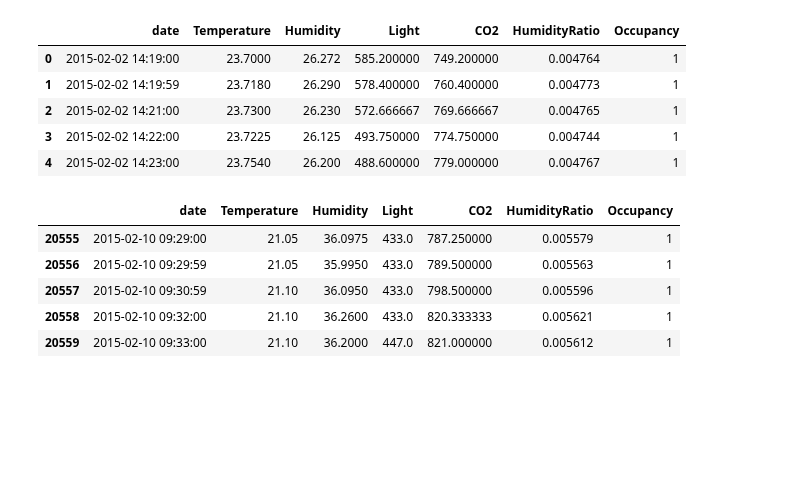
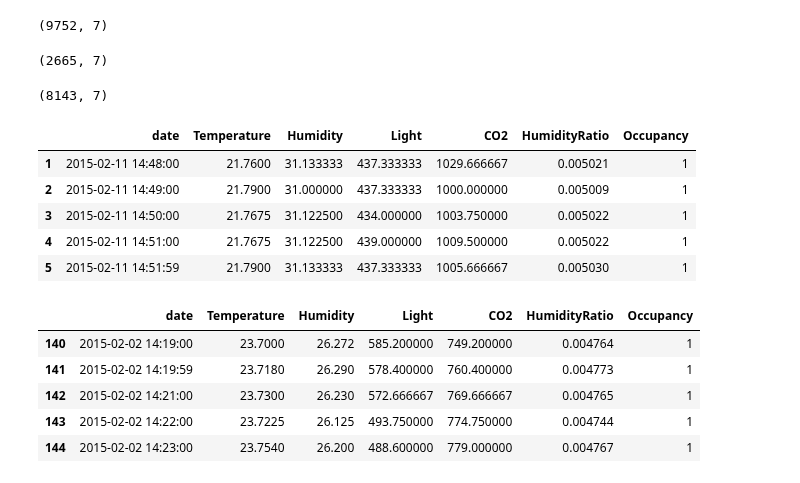
Before and after one commit to Mortti11/Deep_Learning, a Jupyter notebook: CNN_Times_series/Prepro.ipynb, the cells around one changed output. Saved outputs shown, nothing was run; the diff lists cells and outputs as text; code cells hidden in the pictures; blank space fills up the shorter version.

```diff
--- a/CNN_Times_series/Prepro.ipynb
+++ b/CNN_Times_series/Prepro.ipynb
@@ -6,20 +8,36 @@ import matplotlib.pyplot as plt
+# %%
+# Load the test dataset
+df_train = pd.read_csv('datatest2.txt')
+df_train.shape
+# %% [output]
+(9752, 7)
 # %%
-# Load the dataset
-df  = pd.read_csv('room_occupay.csv')
-df.head()
+# Load the  validation dataset
+df_val = pd.read_csv('datatest.txt')
+df_val.shape
 # %% [output]
-|  | date | Temperature | Humidity | Light | CO2 | HumidityRatio | Occupancy |
-| 0 | 2015-02-02 14:19:00 | 23.7000 | 26.272 | 585.200000 | 749.200000 | 0.004764 | 1 |
-| 1 | 2015-02-02 14:19:59 | 23.7180 | 26.290 | 578.400000 | 760.400000 | 0.004773 | 1 |
-| 2 | 2015-02-02 14:21:00 | 23.7300 | 26.230 | 572.666667 | 769.666667 | 0.004765 | 1 |
-| 3 | 2015-02-02 14:22:00 | 23.7225 | 26.125 | 493.750000 | 774.750000 | 0.004744 | 1 |
-| 4 | 2015-02-02 14:23:00 | 23.7540 | 26.200 | 488.600000 | 779.000000 | 0.004767 | 1 |
+(2665, 7)
+# %%
+# loading the training data
+df_test = pd.read_csv('datatraining.txt')
+df_test.shape
+# %% [output]
+(8143, 7)
 # %%
-df.tail()
+df_train.head()
 # %% [output]
 |  | date | Temperature | Humidity | Light | CO2 | HumidityRatio | Occupancy |
-| 20555 | 2015-02-10 09:29:00 | 21.05 | 36.0975 | 433.0 | 787.250000 | 0.005579 | 1 |
-| 20556 | 2015-02-10 09:29:59 | 21.05 | 35.9950 | 433.0 | 789.500000 | 0.005563 | 1 |
-| 20557 | 2015-02-10 09:30:59 | 21.10 | 36.0950 | 433.0 | 798.500000 | 0.005596 | 1 |
-| 20558 | 2015-02-10 09:32:00 | 21.10 | 36.2600 | 433.0 | 820.333333 | 0.005621 | 1 |
-| 20559 | 2015-02-10 09:33:00 | 21.10 | 36.2000 | 447.0 | 821.000000 | 0.005612 | 1 |
+| 1 | 2015-02-11 14:48:00 | 21.7600 | 31.133333 | 437.333333 | 1029.666667 | 0.005021 | 1 |
+| 2 | 2015-02-11 14:49:00 | 21.7900 | 31.000000 | 437.333333 | 1000.000000 | 0.005009 | 1 |
+| 3 | 2015-02-11 14:50:00 | 21.7675 | 31.122500 | 434.000000 | 1003.750000 | 0.005022 | 1 |
+| 4 | 2015-02-11 14:51:00 | 21.7675 | 31.122500 | 439.000000 | 1009.500000 | 0.005022 | 1 |
+| 5 | 2015-02-11 14:51:59 | 21.7900 | 31.133333 | 437.333333 | 1005.666667 | 0.005030 | 1 |
+# %%
+df_val.head()
+# %% [output]
+|  | date | Temperature | Humidity | Light | CO2 | HumidityRatio | Occupancy |
+| 140 | 2015-02-02 14:19:00 | 23.7000 | 26.272 | 585.200000 | 749.200000 | 0.004764 | 1 |
+| 141 | 2015-02-02 14:19:59 | 23.7180 | 26.290 | 578.400000 | 760.400000 | 0.004773 | 1 |
+| 142 | 2015-02-02 14:21:00 | 23.7300 | 26.230 | 572.666667 | 769.666667 | 0.004765 | 1 |
+| 143 | 2015-02-02 14:22:00 | 23.7225 | 26.125 | 493.750000 | 774.750000 | 0.004744 | 1 |
+| 144 | 2015-02-02 14:23:00 | 23.7540 | 26.200 | 488.600000 | 779.000000 | 0.004767 | 1 |
```
Also changed, not shown: parts of 20 cells of this notebook, 11 other files.
